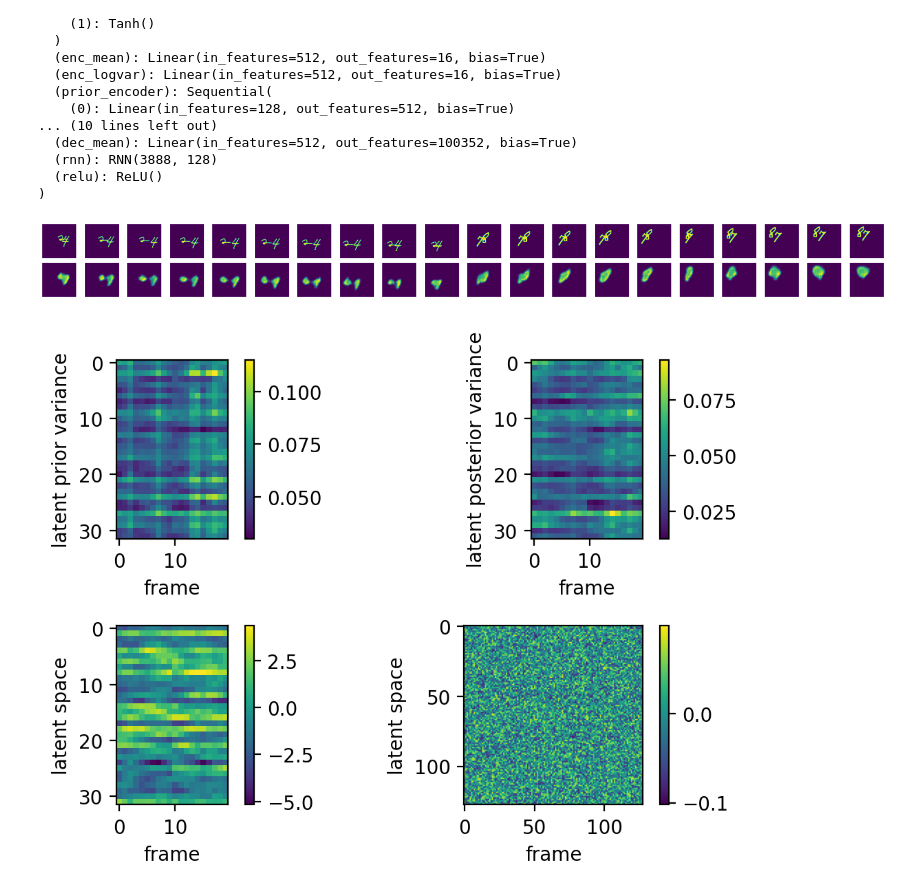
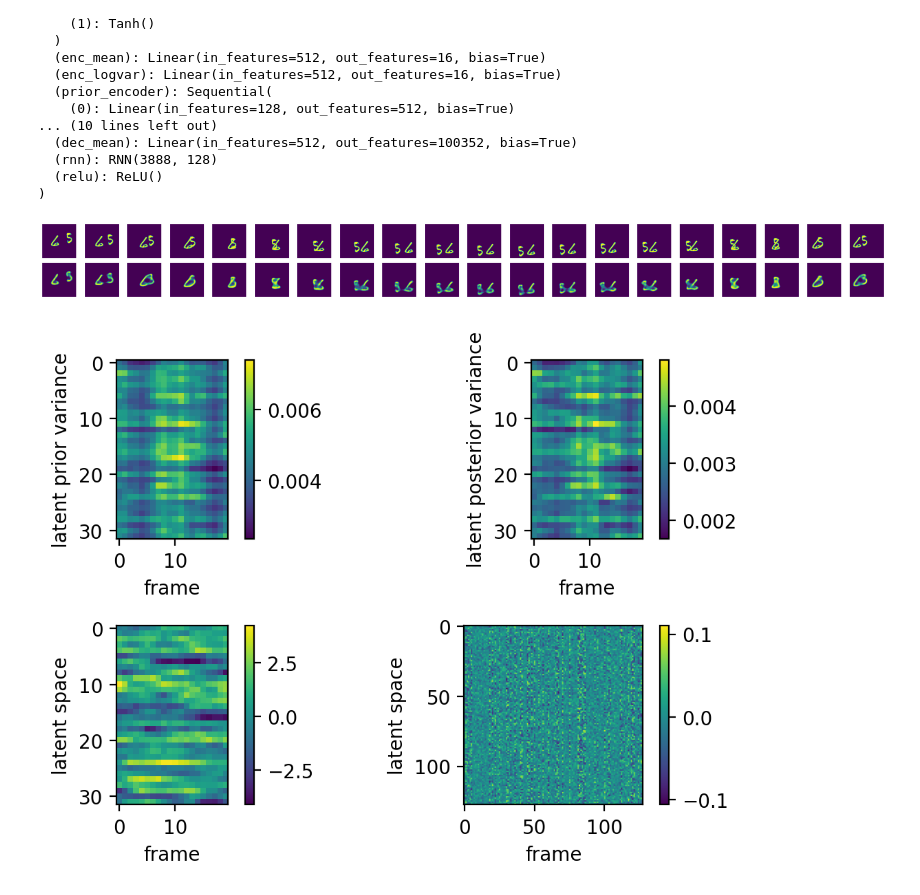
Before and after one commit to FelixHub/serotonin_model, a Jupyter notebook: dvae small.ipynb, the cells around one changed output. Drawn from its saved outputs; the diff is of its cells as text; code cells hidden in the pictures.

```diff
--- a/dvae small.ipynb
+++ b/dvae small.ipynb
@@ -5,7 +5,10 @@ import torch
 import torch.nn as nn
 from tqdm import tqdm
 import torch.nn.functional as F
-
+import matplotlib as mpl
+import matplotlib.pyplot as plt
+mpl.rcParams["figure.dpi"] = 100
+mpl.rcParams["savefig.dpi"] = 300
 # we want to use GPU if available
 device = 'cuda' if torch.cuda.is_available() else 'cpu'
 print(device)
@@ -231,7 +234,7 @@ torch.save(vrnn.state_dict(), 'model/vrnn_moving_digits.pt')
 # %%
 vrnn = VRNN(img_size=img_size, hidden_size= hidden_size, latent_size= latent_size,
             RNN_dim=RNN_dim,CNN_channels=CNN_channels).to(device)
-vrnn.load_state_dict(torch.load('model/vrnn_moving_digits.pt'))
+vrnn.load_state_dict(torch.load('model/vrnn_moving_digits_christmas1.pt'))
 vrnn.eval()
 # %% [output]
 VRNN(
@@ -254,29 +257,29 @@ VRNN(
 # %%
 # test the reconstruction
 import matplotlib.pyplot as plt; plt.rcParams['figure.dpi'] = 200
 
 
 def plot_video_comparison(video,reconstructed_video):
     fig,ax = plt.subplots(2,20,figsize=(20,2))
     for i in range(20):
         ax[0,i].imshow(video[i,:,:])
         ax[0,i].axis('off')
     for i in range(20):
         ax[1,i].imshow(reconstructed_video[i,:,:])
         ax[1,i].axis('off')
     fig.tight_layout()
 
 random_index = np.random.randint(1000)
 sample = data[random_index]
-sample = np.concatenate((data[random_index][:10],data[random_index+1][:10]))
+# sample = np.concatenate((data[random_index][:10],data[random_index+1][:10]))
 sample_tensor = torch.reshape(torch.tensor(sample).float(),(20,1,64,64)).float().to(device)
 y, mean, logvar, mean_prior, logvar_prior, z = vrnn.forward(sample_tensor,generation_mode=False)
 reconstructed_sample = y.cpu().detach().numpy().reshape((20,64,64))
 
 
 plot_video_comparison(sample,reconstructed_sample)
 # %% [output]
-[figure, old version]
+[figure, new version]
 # %%
 var_posterior = np.exp(logvar.cpu().detach().numpy().reshape((20,latent_size)))
 var_prior = np.exp(logvar_prior.cpu().detach().numpy().reshape((20,latent_size)))
@@ -311,4 +314,4 @@ plt.ylabel('latent space')
 plt.tight_layout()
 plt.show()
 # %% [output]
-[figure, old version]
+[figure, new version]
```
Also changed, not shown: parts of 3 cells of this notebook, 1 other file.
